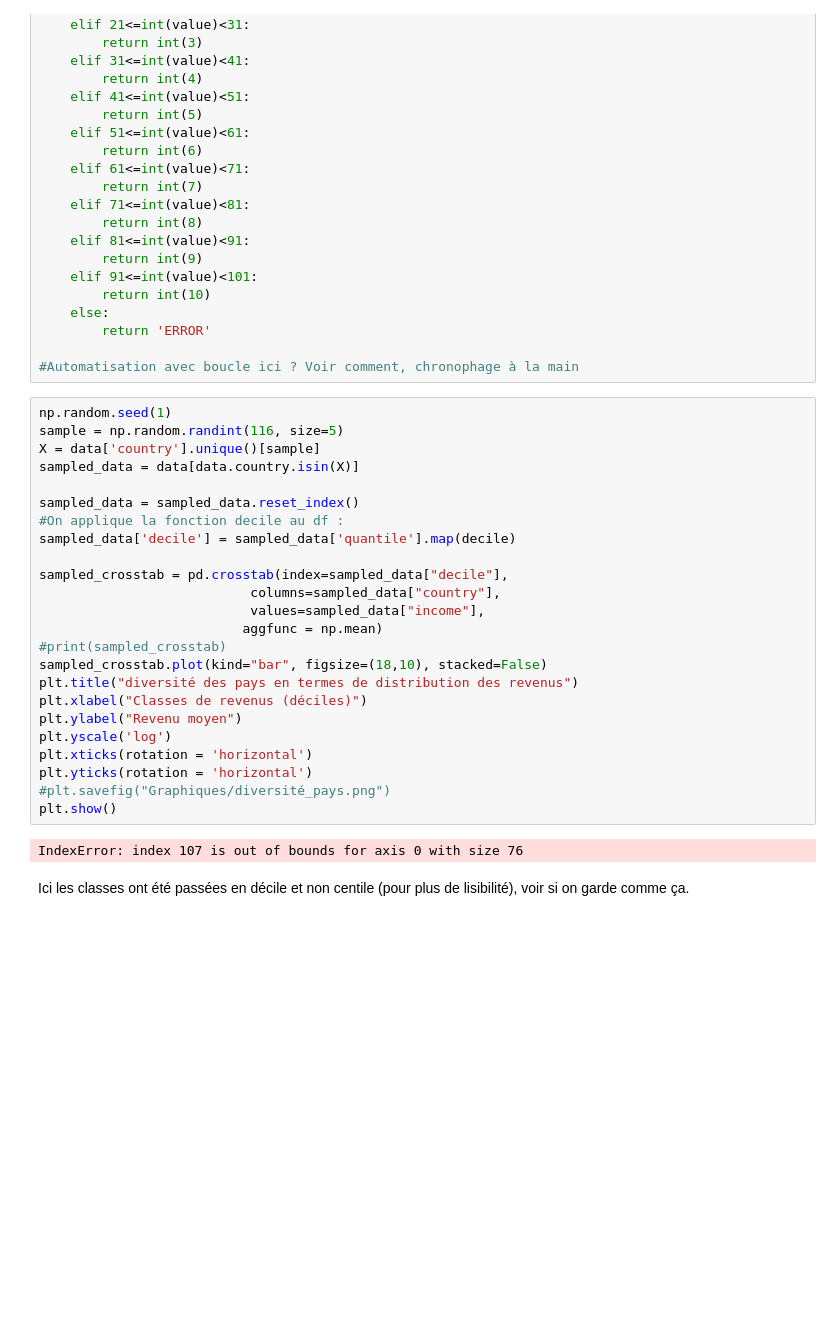
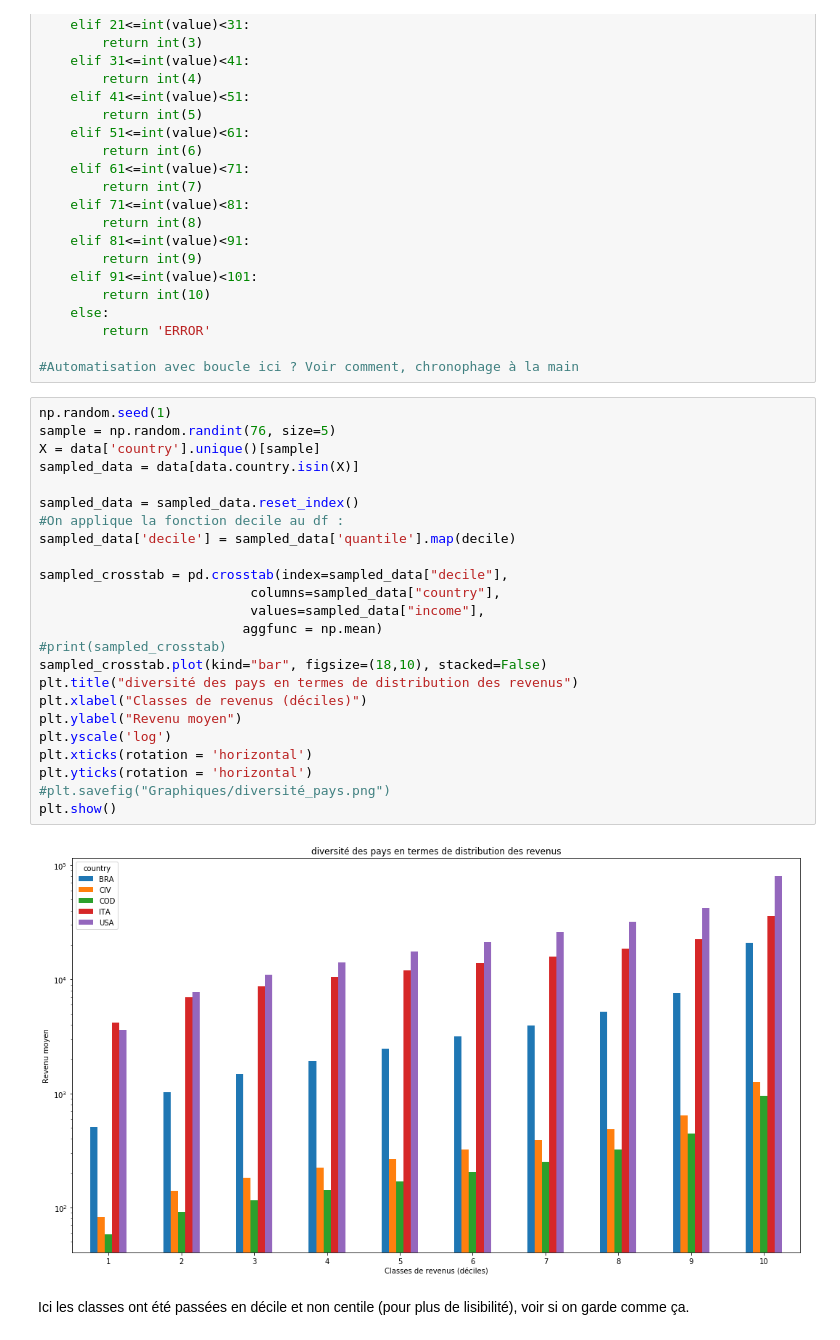
Before and after one commit to Julien-paulet/Projet_7, a Jupyter notebook: Effectuez_une_prediction_de_revenus_main_file.ipynb, the cells around one changed output. Cells and saved outputs as stored; diff of their text form; blank space fills up the shorter version.

```diff
--- a/Effectuez_une_prediction_de_revenus_main_file.ipynb
+++ b/Effectuez_une_prediction_de_revenus_main_file.ipynb
@@ -232,30 +232,30 @@ def decile (value):
 #Automatisation avec boucle ici ? Voir comment, chronophage à la main
 # %%
 np.random.seed(1)
-sample = np.random.randint(116, size=5)
+sample = np.random.randint(76, size=5)
 X = data['country'].unique()[sample]
 sampled_data = data[data.country.isin(X)]
 
 sampled_data = sampled_data.reset_index()
 #On applique la fonction decile au df :
 sampled_data['decile'] = sampled_data['quantile'].map(decile)
 
 sampled_crosstab = pd.crosstab(index=sampled_data["decile"],
                            columns=sampled_data["country"],
                            values=sampled_data["income"],
                           aggfunc = np.mean)
 #print(sampled_crosstab)
 sampled_crosstab.plot(kind="bar", figsize=(18,10), stacked=False)
 plt.title("diversité des pays en termes de distribution des revenus")
 plt.xlabel("Classes de revenus (déciles)")
 plt.ylabel("Revenu moyen")
 plt.yscale('log')
 plt.xticks(rotation = 'horizontal')
 plt.yticks(rotation = 'horizontal')
 #plt.savefig("Graphiques/diversité_pays.png")
 plt.show()
 # %% [output]
-IndexError: index 107 is out of bounds for axis 0 with size 76
+[figure, added]
 # %% [markdown]
 <p> Ici les classes ont été passées en décile et non centile (pour plus de lisibilité), voir si on garde comme ça.</p>
 # %% [markdown]
```
Also changed, not shown: parts of 14 cells of this notebook.
